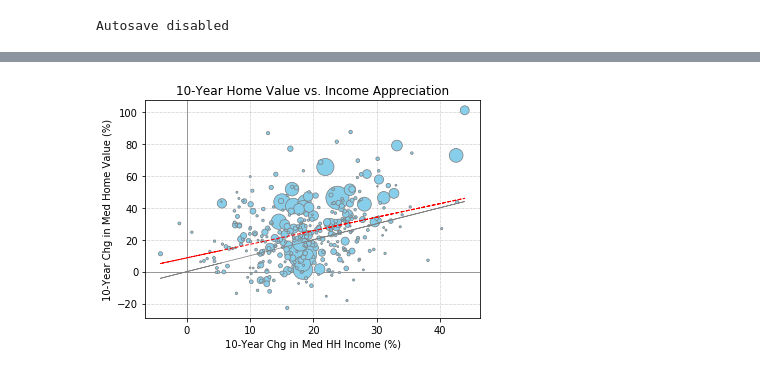
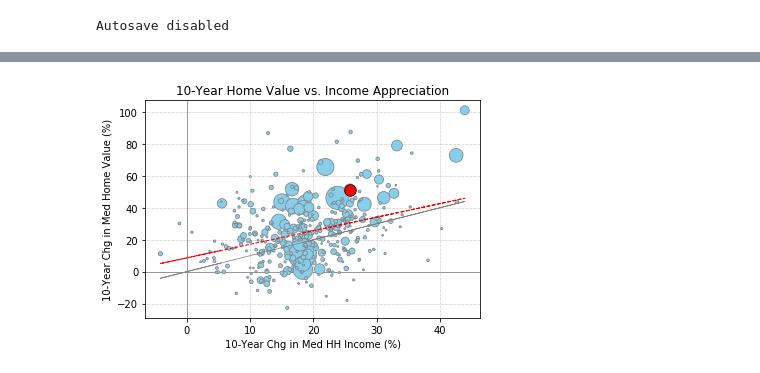
Before and after one commit to cgainor/Housing-and-Income-Appreciation, a Jupyter notebook: Work/Metro_10yr_Scatter.ipynb, the cells around one changed output, grey strips where cells are left out. Saved outputs shown, nothing was run; the diff lists cells and outputs as text; code cells hidden in the pictures.

Commit message:
updated metro notebook

```diff
--- a/Work/Metro_10yr_Scatter.ipynb
+++ b/Work/Metro_10yr_Scatter.ipynb
@@ -55,6 +55,9 @@ metro_10yr_df = metro_10yr_df.rename(columns={"Metro Name_x" : "Metro Name",
                                              })
 metro_10yr_df["10-Yr Home Value Chg"] *= 100
 metro_10yr_df["10-Yr HH Income Chg"] *= 100
+metro_10yr_df["10-Yr Value-Income Ratio"] = (metro_10yr_df.iloc[:,3] / metro_10yr_df.iloc[:,2]) / \
+                                            (metro_10yr_df.iloc[:,6] / metro_10yr_df.iloc[:,5])
+metro_10yr_df["2018-Q4 Value-Income Ratio"] = metro_10yr_df.iloc[:,3] / metro_10yr_df.iloc[:,6]
 # %%
 # Preparing the crosswalk dataframe, population dataframe,
 # and join them both.
@@ -111,38 +116,46 @@ metro_frmt_df.head()
 | 394514 | Dallas-Fort Worth, TX | 4 | $145,100 | $240,200 | 65.5% | ... |
 | 394974 | Philadelphia, PA | 5 | $220,900 | $231,800 | 4.9% | ... |
 # %%
-# Create scatterplot
+# Create scatterplot #1
 
 # Define x and y values
 income_chg = metro_main_df["10-Yr HH Income Chg"]
 value_chg = metro_main_df["10-Yr Home Value Chg"]
+
+# Create a dataframe for just San Diego to show separately in the charts
+sandiego_df = metro_main_df.loc[metro_main_df["Metro Name"] == "San Diego, CA", :]
+sdincome_chg = sandiego_df["10-Yr HH Income Chg"]
+sdvalue_chg = sandiego_df["10-Yr Home Value Chg"]
 
 # Set the chart scale
 # plt.figure(figsize=((income_chg.max() - income_chg.min())/24,
 #                     (value_chg.max() - value_chg.min())/24))
 
 # Plot points, labels, and title
 plt.scatter(income_chg, value_chg, marker="o", facecolor="skyblue", edgecolor="grey",
             linewidth=0.75, zorder=2, s=metro_main_df["Population"]/25000)
+plt.scatter(sdincome_chg, sdvalue_chg, marker="o", facecolor="red", edgecolor="black",
+            linewidth=0.75, zorder=2, s=sandiego_df["Population"]/25000)
 plt.xlabel("10-Year Chg in Med HH Income (%)")
 plt.ylabel("10-Year Chg in Med Home Value (%)")
 plt.title("10-Year Home Value vs. Income Appreciation")
 
 # Create a regression line
 (slope, intercept, _, _, _) = linregress(income_chg, value_chg)
 fit = slope * income_chg + intercept
 plt.plot(income_chg, fit, '--', zorder=3, color="red", linewidth=1)
 
 # Draw a line that shows an where median home values increase
 # at the same rate as median HH income
 plt.plot(income_chg, income_chg, zorder=3, color='grey', linewidth=0.75)
 #plt.axes().set_aspect('equal')
 
-
 # Create gridlines
 plt.axhline(y=0, color='grey', zorder=1, linewidth=0.75)
 plt.axvline(x=0, color='grey', zorder=1, linewidth=0.75)
 plt.grid(color='grey', zorder=1, linestyle='dotted', linewidth=0.5)
+
+# Save graph
 plt.savefig("metro_scatter.png", dpi=180, bbox_inches="tight")
 # %% [output]
-[figure, old version]
+[figure, new version]
```
Also changed, not shown: parts of 4 cells of this notebook, 3 other files.
